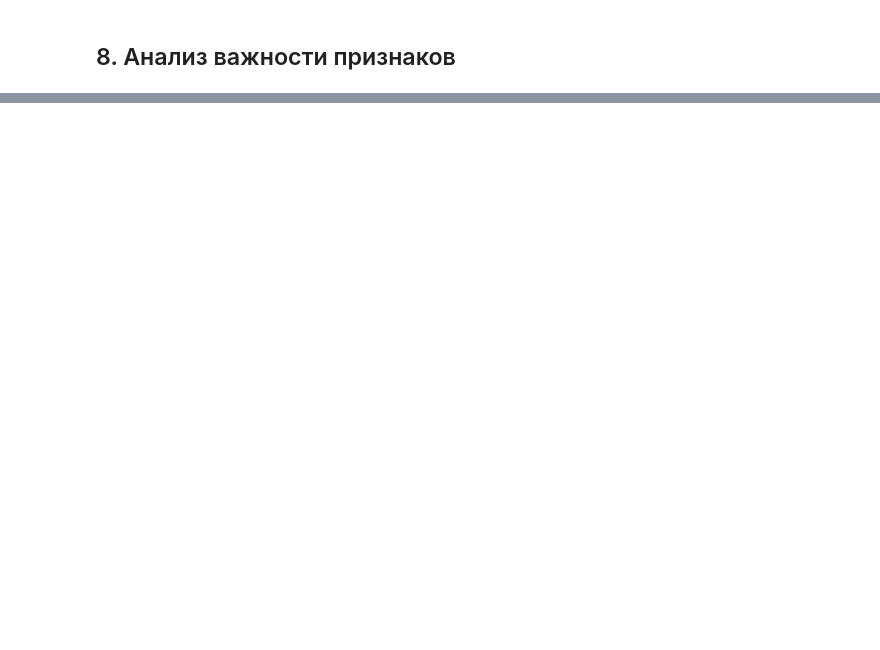
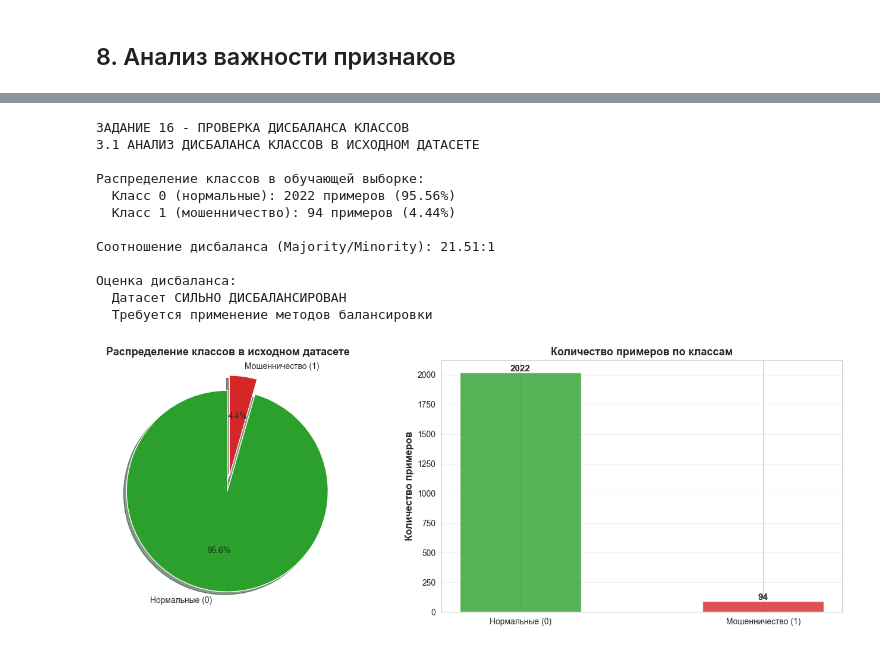
Before and after one commit to Vanya-sem/VVAD, a Jupyter notebook: ЛР5_Семенов_8.ipynb, the cells around one changed output, grey strips where cells are left out. Saved outputs shown, nothing was run; the diff lists cells and outputs as text; code cells hidden in the pictures; blank space fills up the shorter version.

```diff
--- a/ЛР5_Семенов_8.ipynb
+++ b/ЛР5_Семенов_8.ipynb
@@ -620,0 +806,52 @@ plt.show()
+# %%
+print('ЗАДАНИЕ 16 - ПРОВЕРКА ДИСБАЛАНСА КЛАССОВ')
+print('3.1 АНАЛИЗ ДИСБАЛАНСА КЛАССОВ В ИСХОДНОМ ДАТАСЕТЕ')
+
+class_distribution = y_train.value_counts()
+class_percentages = y_train.value_counts(normalize=True) * 100
+print('\nРаспределение классов в обучающей выборке:')
+print(f'  Класс 0 (нормальные): {class_distribution[0]} примеров ({class_percentages[0]:.2f}%)')
+print(f'  Класс 1 (мошенничество): {class_distribution[1]} примеров ({class_percentages[1]:.2f}%)')
+imbalance_ratio = class_distribution[0] / class_distribution[1]
+print(f'\nСоотношение дисбаланса (Majority/Minority): {imbalance_ratio:.2f}:1')
+print('\nОценка дисбаланса:')
+if imbalance_ratio > 10:
+    print('  Датасет СИЛЬНО ДИСБАЛАНСИРОВАН')
+    print('  Требуется применение методов балансировки')
+elif imbalance_ratio > 3:
+    print('  Датасет УМЕРЕННО ДИСБАЛАНСИРОВАН')
+    print('  Рекомендуется применение методов балансировки')
+else:
+    print('  Датасет относительно сбалансирован')
+
+fig, axes = plt.subplots(1, 2, figsize=(14, 5))
+labels = ['Нормальные (0)', 'Мошенничество (1)']
+colors = ['#2ca02c', '#d62728']
+explode = (0.05, 0.1)
+axes[0].pie(class_distribution, labels=labels, autopct='%1.1f%%',
+            colors=colors, explode=explode, shadow=True, startangle=90)
+axes[0].set_title('Распределение классов в исходном датасете',
+                  fontsize=13, fontweight='bold')
+axes[1].bar(labels, class_distribution, color=colors, alpha=0.8, width=0.5)
+axes[1].set_ylabel('Количество примеров', fontsize=12, fontweight='bold')
+axes[1].set_title('Количество примеров по классам', fontsize=13, fontweight='bold')
+axes[1].grid(True, alpha=0.3, axis='y')
+for i, (label, count) in enumerate(zip(labels, class_distribution)):
+    axes[1].text(i, count + 10, str(count), ha='center', fontsize=11, fontweight='bold')
+
+plt.tight_layout()
+plt.show()
+# %% [output]
+ЗАДАНИЕ 16 - ПРОВЕРКА ДИСБАЛАНСА КЛАССОВ
+3.1 АНАЛИЗ ДИСБАЛАНСА КЛАССОВ В ИСХОДНОМ ДАТАСЕТЕ
+
+Распределение классов в обучающей выборке:
+  Класс 0 (нормальные): 2022 примеров (95.56%)
+  Класс 1 (мошенничество): 94 примеров (4.44%)
+
+Соотношение дисбаланса (Majority/Minority): 21.51:1
+
+Оценка дисбаланса:
+  Датасет СИЛЬНО ДИСБАЛАНСИРОВАН
+  Требуется применение методов балансировки
+[figure, added]
```
Also changed, not shown: parts of 30 cells of this notebook.
